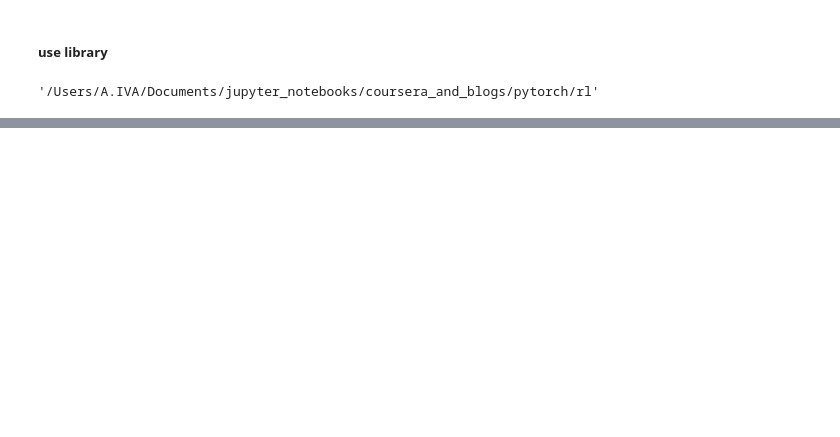
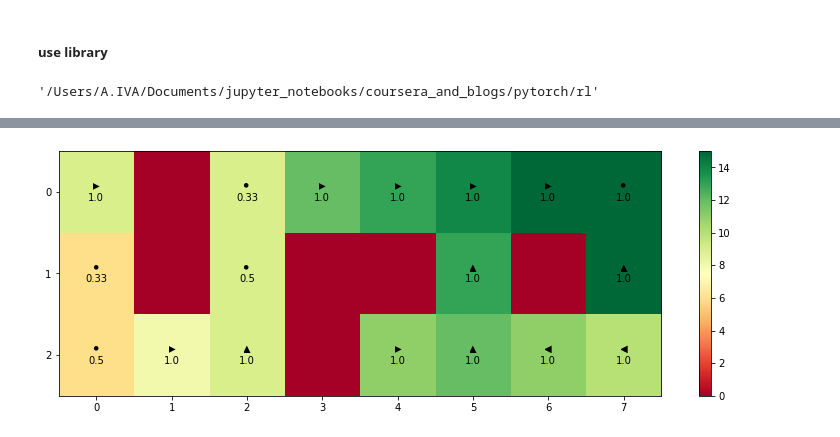
Before and after one commit to ImScientist/Towards-RL, a Jupyter notebook: RL_01_reforged.ipynb, the cells around one changed output, grey strips where cells are left out. Cells and saved outputs as stored; diff of their text form; code cells hidden in the pictures; blank space fills up the shorter version.

```diff
--- a/RL_01_reforged.ipynb
+++ b/RL_01_reforged.ipynb
@@ -541,0 +82,4 @@ plt.show()
+# %%
+result = get_path_v2(params=params,
+                     impenetrable_points=imp_all,
+                     reward_points=reward_points_v2)
@@ -541,0 +109,42 @@ plt.show()
+# %%
+import copy
+import itertools
+import numpy as np
+from matplotlib import pyplot as plt
+from typing import List, Tuple
+
+
+def plot_rho(V, probabilities, impenetrable_points, d0, d1):
+    fig = plt.figure(figsize=(1.5 * (d1 + 1), 1.5 * d0))
+
+    ax = fig.add_subplot(1, 1, 1, xticks=np.arange(d1), yticks=np.arange(d0))
+    plt.imshow(V, interpolation='none', aspect='auto', cmap='RdYlGn')
+    plt.colorbar()
+    arrows = [u'\u26ab', '\u25b2', '\u25bc', '\u25b6', '\u25c0']
+
+    for (i, j), v in np.ndenumerate(np.around(V, 2)):
+        label = ''
+        if (i, j) not in impenetrable_points:
+            if v < 0.01:
+                label = "x\n "
+            else:
+                probability_vec = probabilities[(i, j)]
+                direction = arrows[np.argmax(probability_vec)]
+                prob = np.max(np.round(probability_vec, 2))
+                label = f"{direction}\n{prob}"
+
+        plt.gca().text(j, i, label, ha='center', va='center')
+
+    plt.show()
+    return fig
+# %%
+t=0
+fig = plot_rho(V=result['v_stars'][t],
+             probabilities=result['rhos'][t],
+             impenetrable_points=imp_all[t],
+             d0=d0,
+             d1=d1)
+
+fig.savefig('probs_a.png', transparent=True)
+# %% [output]
+[figure, added]
```
Also changed, not shown: parts of 88 cells of this notebook, 1 other file.
